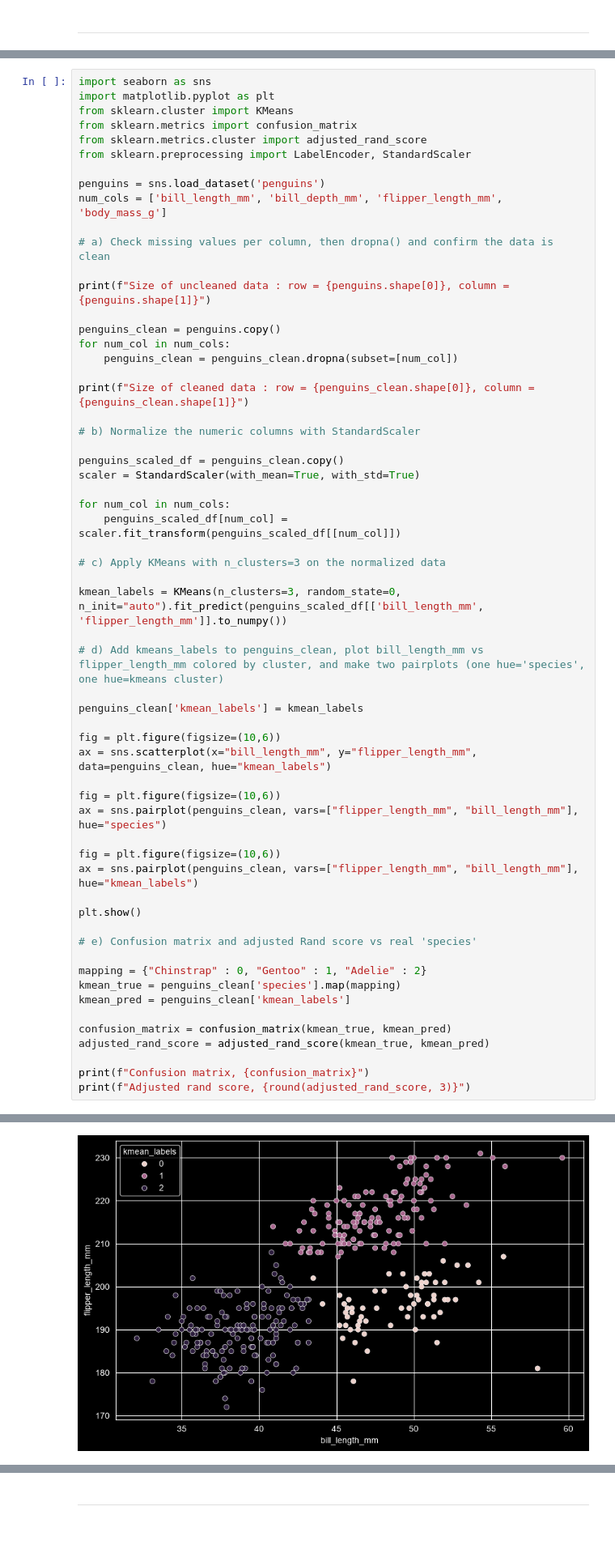
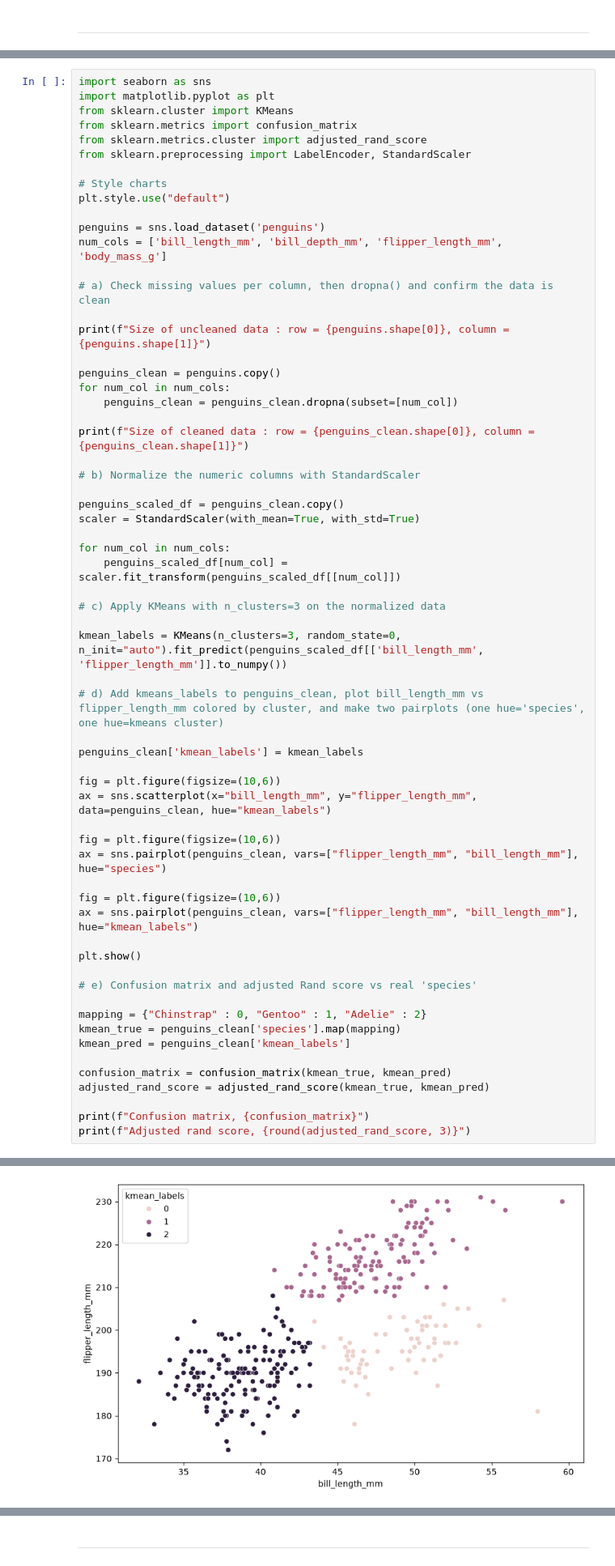
Before and after one commit to QuatreLLL/data_analysis_and_pattern_recognition, a Jupyter notebook: 1-exploratory_analysis/S4_FlippedClassroom_Exercises.ipynb, the cells around one changed output, grey strips where cells are left out. Shown at 81% size. Cells and saved outputs as stored; diff of their text form; blank space fills up the shorter version.

Commit message:
chart style

```diff
--- a/1-exploratory_analysis/S4_FlippedClassroom_Exercises.ipynb
+++ b/1-exploratory_analysis/S4_FlippedClassroom_Exercises.ipynb
@@ -63,6 +63,9 @@ from sklearn.cluster import KMeans
 from sklearn.metrics import confusion_matrix
 from sklearn.metrics.cluster import adjusted_rand_score
 from sklearn.preprocessing import LabelEncoder, StandardScaler
+
+# Style charts
+plt.style.use("default")
 
 penguins = sns.load_dataset('penguins')
 num_cols = ['bill_length_mm', 'bill_depth_mm', 'flipper_length_mm', 'body_mass_g']
@@ -91,32 +94,32 @@ kmean_labels = KMeans(n_clusters=3, random_state=0, n_init="auto").fit_predict(p
 
 # d) Add kmeans_labels to penguins_clean, plot bill_length_mm vs flipper_length_mm colored by cluster, and make two pairplots (one hue='species', one hue=kmeans cluster)
 
 penguins_clean['kmean_labels'] = kmean_labels
 
 fig = plt.figure(figsize=(10,6))
 ax = sns.scatterplot(x="bill_length_mm", y="flipper_length_mm", data=penguins_clean, hue="kmean_labels")
 
 fig = plt.figure(figsize=(10,6))
 ax = sns.pairplot(penguins_clean, vars=["flipper_length_mm", "bill_length_mm"], hue="species")
 
 fig = plt.figure(figsize=(10,6))
 ax = sns.pairplot(penguins_clean, vars=["flipper_length_mm", "bill_length_mm"], hue="kmean_labels")
 
 plt.show()
 
 # e) Confusion matrix and adjusted Rand score vs real 'species'
 
 mapping = {"Chinstrap" : 0, "Gentoo" : 1, "Adelie" : 2}
 kmean_true = penguins_clean['species'].map(mapping)
 kmean_pred = penguins_clean['kmean_labels']
 
 confusion_matrix = confusion_matrix(kmean_true, kmean_pred)
 adjusted_rand_score = adjusted_rand_score(kmean_true, kmean_pred)
 
 print(f"Confusion matrix, {confusion_matrix}")
 print(f"Adjusted rand score, {round(adjusted_rand_score, 3)}")
 # %% [output]
 Size of uncleaned data : row = 344, column = 7
 Size of cleaned data : row = 342, column = 7
-[figure, old version]
+[figure, new version]
 <Figure size 1000x600 with 0 Axes>
```
Also changed, not shown: parts of 3 cells of this notebook, 1 other file.
